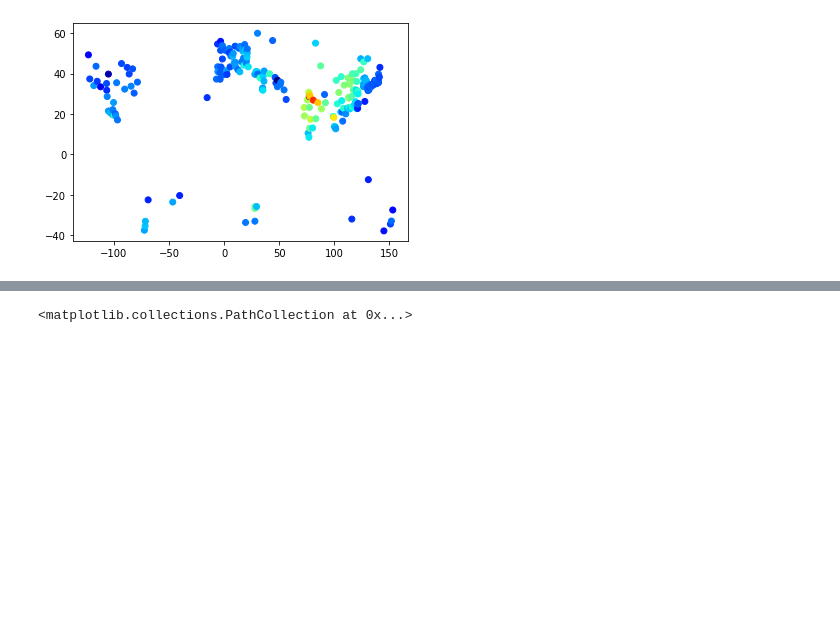
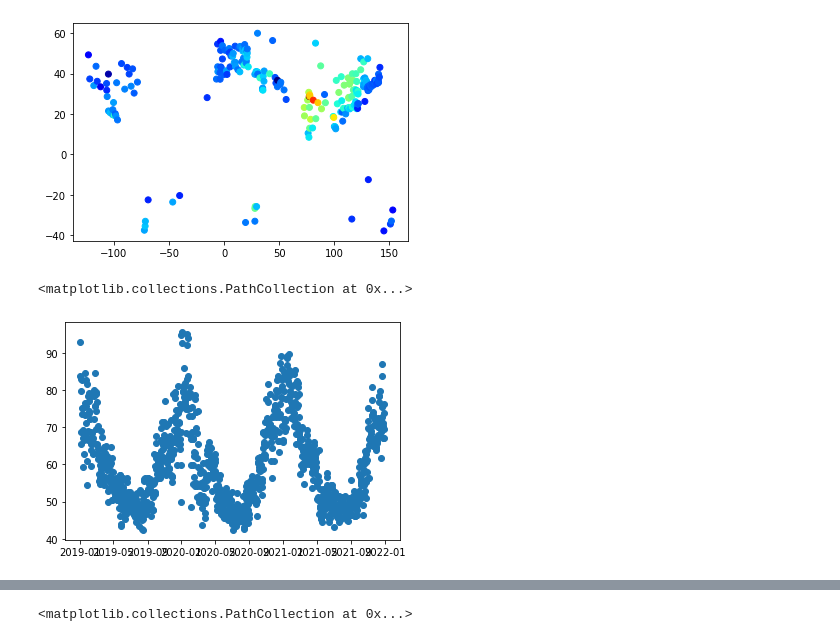
Before and after one commit to tenten0727/sony_pm25, a Jupyter notebook: notebook/004_nb.ipynb, the cells around one changed output, grey strips where cells are left out. Drawn from its saved outputs; the diff is of its cells as text; code cells hidden in the pictures; blank space fills up the shorter version.

```diff
--- a/notebook/004_nb.ipynb
+++ b/notebook/004_nb.ipynb
@@ -61,3 +61,12 @@ plt.scatter(pm25_location.lon, pm25_location.lat, c=pm25_location['pm25_mid'], c
 # %% [output]
 <matplotlib.collections.PathCollection at 0x...>
 [figure]
+# %%
+train['date'] = train['year'].astype(str) + '-' + train['month'].astype(str) + '-' + train['day'].astype(str)
+train['date'] = pd.to_datetime(train['date'])
+group_date = train.groupby('date')['pm25_mid'].agg(['mean', 'count'])
+
+plt.scatter(group_date.index, group_date['mean'])
+# %% [output]
+<matplotlib.collections.PathCollection at 0x...>
+[figure, added]
```
Also changed, not shown: parts of 1 cell of this notebook, 5 other files.
